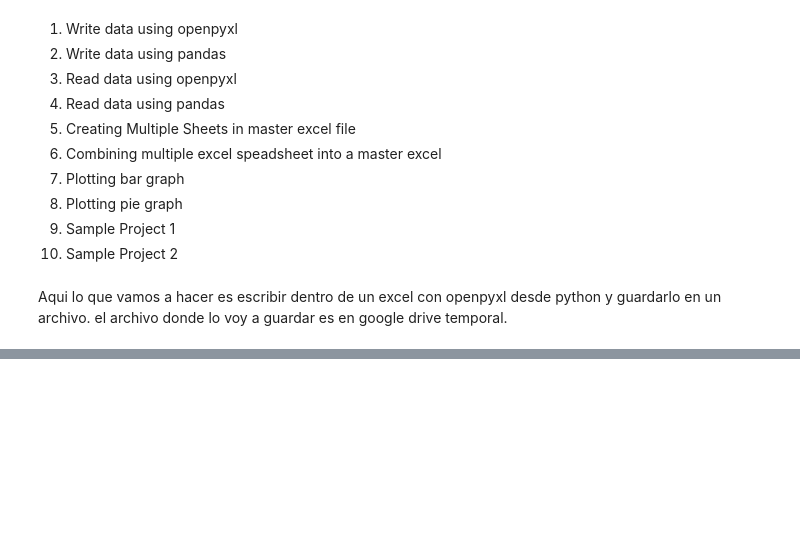
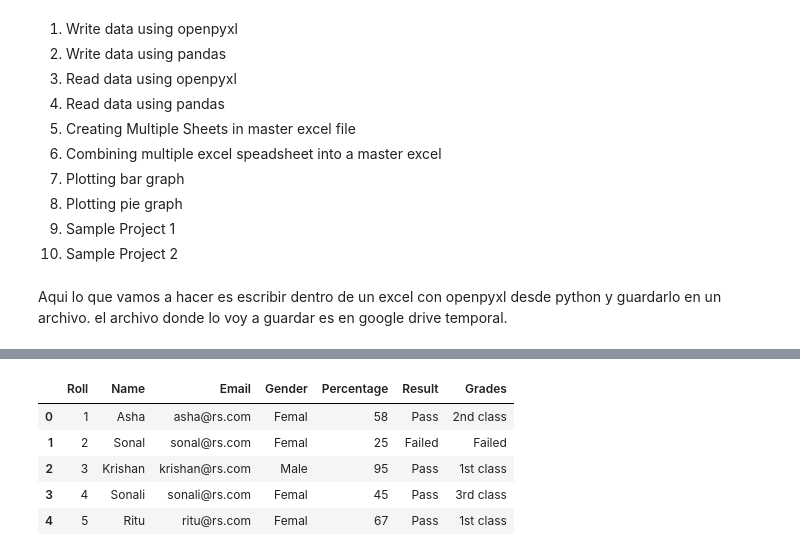
Before and after one commit to pacomm5/Plantillas, a Jupyter notebook: EXCEL.ipynb, the cells around one changed output, grey strips where cells are left out. Cells and saved outputs as stored; diff of their text form; code cells hidden in the pictures; blank space fills up the shorter version.

```diff
--- a/EXCEL.ipynb
+++ b/EXCEL.ipynb
@@ -103,0 +292,10 @@ wb.save("/content/Excel-Automation-With-Python/EXCEL/Student_Record_1.xlsx")
+# %%
+df = pd.read_excel("/content/Excel-Automation-With-Python/Data/student_result.xlsx", sheet_name='Sheet1')
+df.head()
+# %% [output]
+|  | Roll | Name | Email | Gender | Percentage | Result | Grades |
+| 0 | 1 | Asha | asha@rs.com | Femal | 58 | Pass | 2nd class |
+| 1 | 2 | Sonal | sonal@rs.com | Femal | 25 | Failed | Failed |
+| 2 | 3 | Krishan | krishan@rs.com | Male | 95 | Pass | 1st class |
+| 3 | 4 | Sonali | sonali@rs.com | Femal | 45 | Pass | 3rd class |
+| 4 | 5 | Ritu | ritu@rs.com | Femal | 67 | Pass | 1st class |
```
Also changed, not shown: parts of 30 cells of this notebook.
